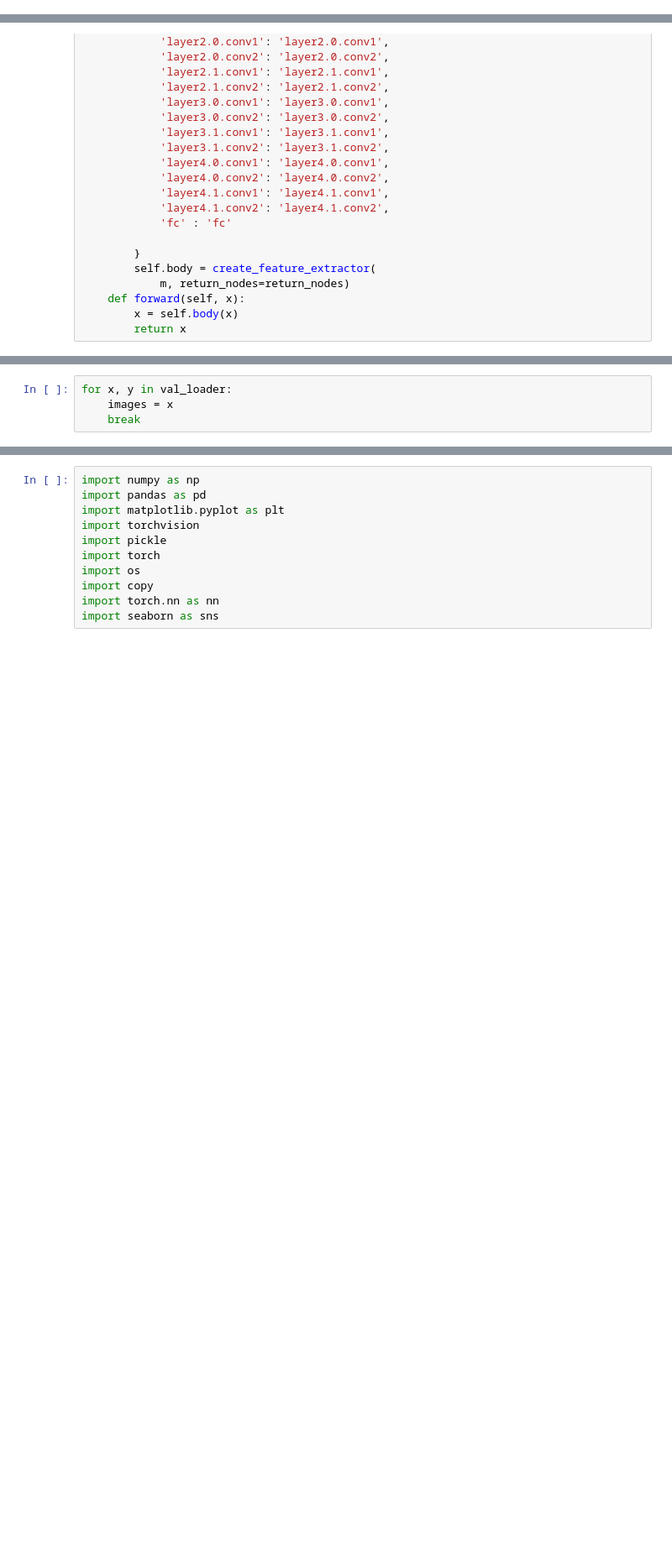
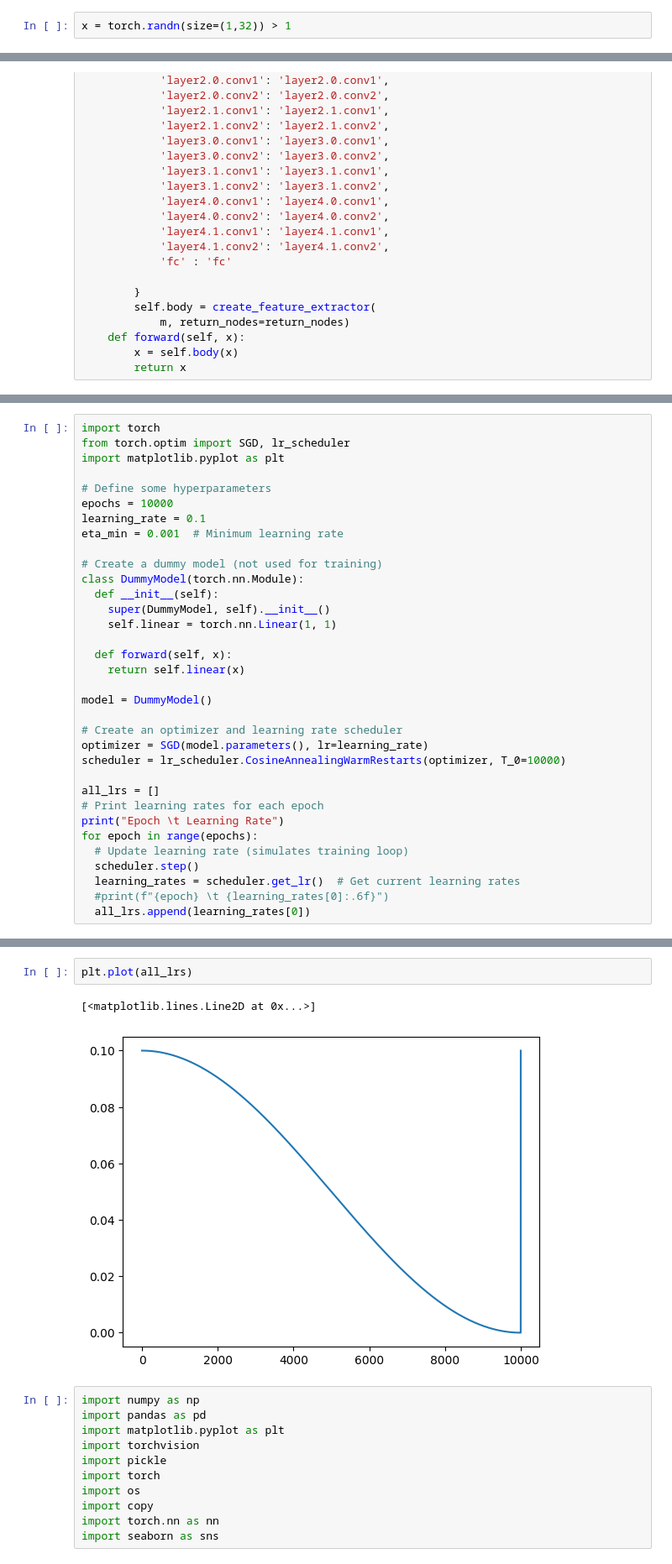
Before and after one commit to zainsarwar865/SparseDNNs, a Jupyter notebook: scripts/Analysis/sandbox.ipynb, the cells around one changed output, grey strips where cells are left out. Shown at 84% size. Saved outputs shown, nothing was run; the diff lists cells and outputs as text; blank space fills up the shorter version.

```diff
--- a/scripts/Analysis/sandbox.ipynb
+++ b/scripts/Analysis/sandbox.ipynb
@@ -153,0 +31,2 @@ torch.Size([64])
+# %%
+x = torch.randn(size=(1,32)) > 1
@@ -236,4 +149,0 @@ torch.set_printoptions(precision=10)
-# %%
-for x, y in val_loader:
-    images = x
-    break
@@ -328,0 +296,34 @@ model_rand = resnet18()
+# %%
+import torch
+from torch.optim import SGD, lr_scheduler
+import matplotlib.pyplot as plt
+
+# Define some hyperparameters
+epochs = 10000
+learning_rate = 0.1
+eta_min = 0.001  # Minimum learning rate
+
+# Create a dummy model (not used for training)
+class DummyModel(torch.nn.Module):
+  def __init__(self):
+    super(DummyModel, self).__init__()
+    self.linear = torch.nn.Linear(1, 1)
+
+  def forward(self, x):
+    return self.linear(x)
+
+model = DummyModel()
+
+# Create an optimizer and learning rate scheduler
+optimizer = SGD(model.parameters(), lr=learning_rate)
+scheduler = lr_scheduler.CosineAnnealingWarmRestarts(optimizer, T_0=10000)
+
+all_lrs = []
+# Print learning rates for each epoch
+print("Epoch \t Learning Rate")
+for epoch in range(epochs):
+  # Update learning rate (simulates training loop)
+  scheduler.step()
+  learning_rates = scheduler.get_lr()  # Get current learning rates
+  #print(f"{epoch} \t {learning_rates[0]:.6f}")
+  all_lrs.append(learning_rates[0])
@@ -329,3 +332,8 @@ model_rand = resnet18()
+# %%
+plt.plot(all_lrs)
+# %% [output]
+[<matplotlib.lines.Line2D at 0x...>]
+[figure, added]
 # %%
 import numpy as np
 import pandas as pd
```
Also changed, not shown: parts of 75 cells of this notebook, 10 other files.
